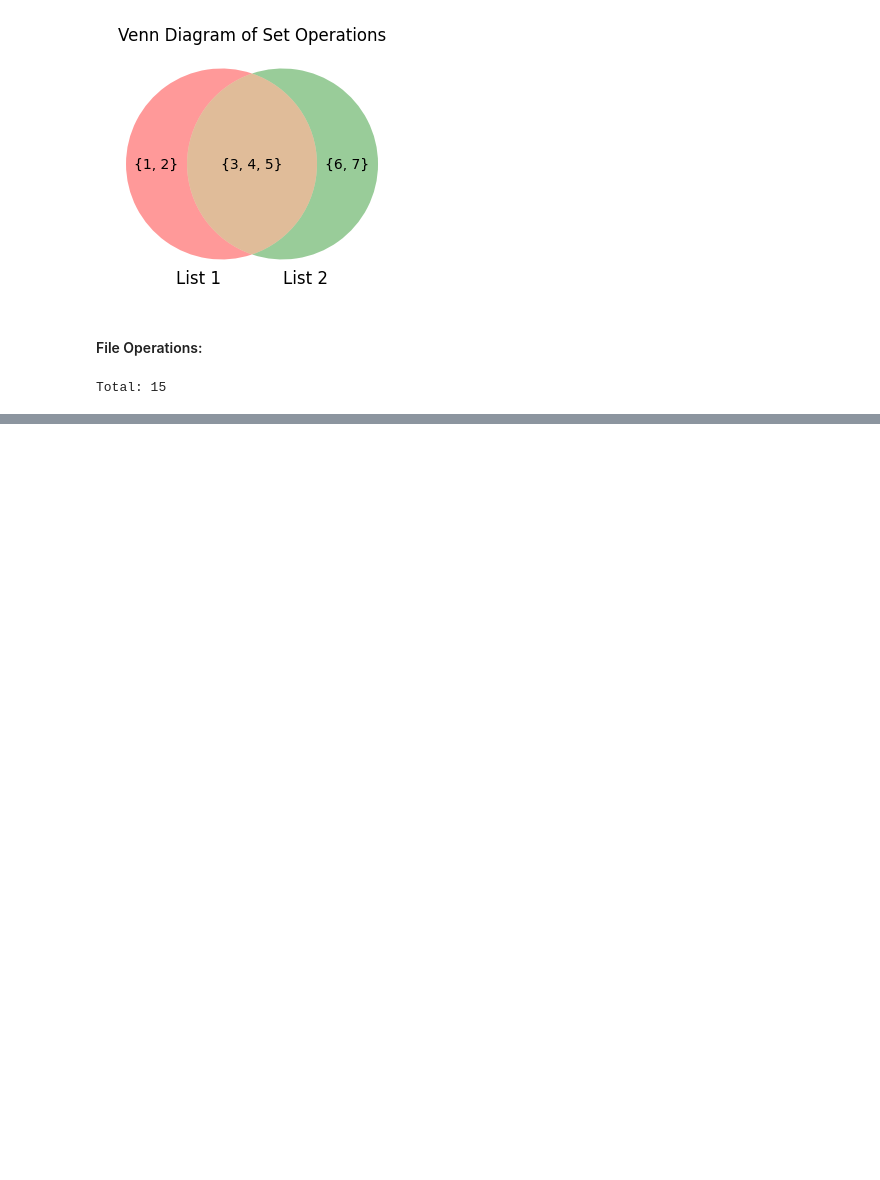
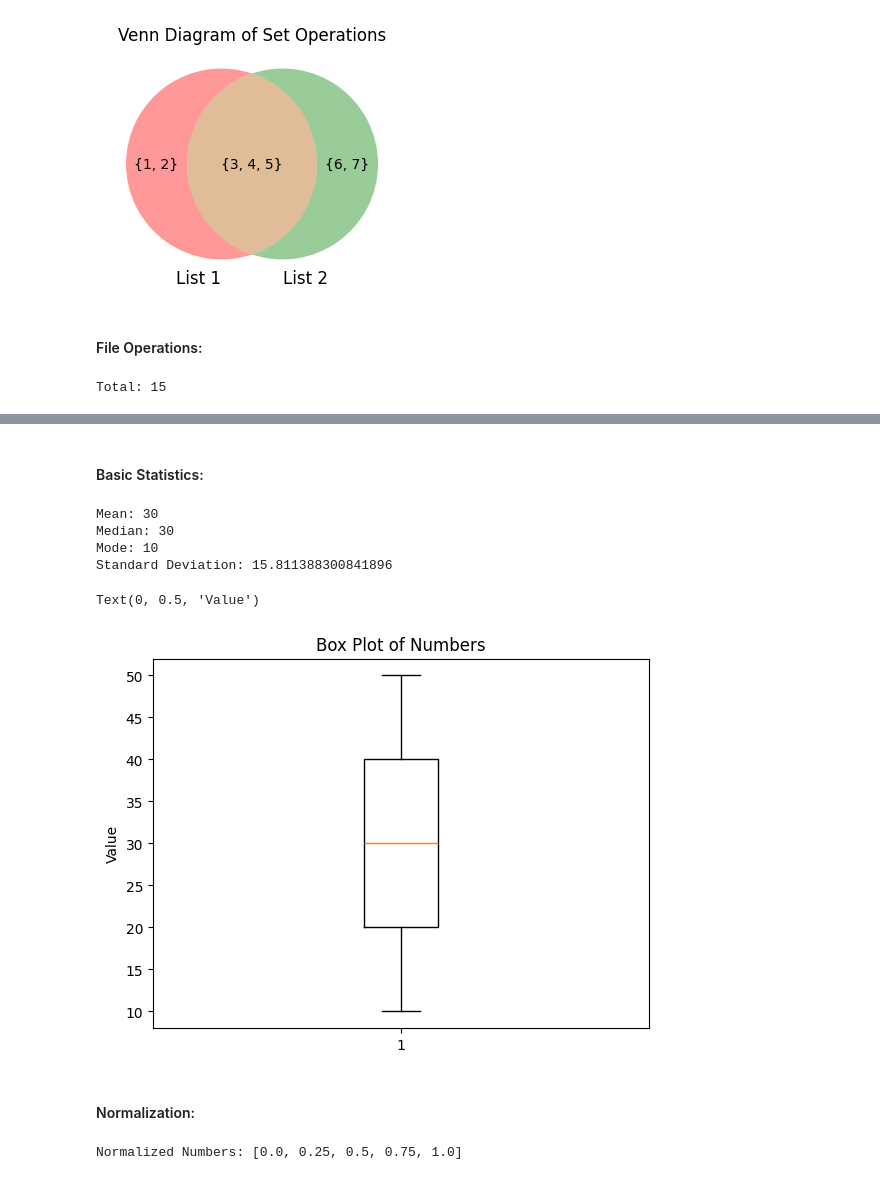
Before and after one commit to rishabh-mondal/Project-Euler-in-Python, a Jupyter notebook: python_basics.ipynb, the cells around one changed output, grey strips where cells are left out. Drawn from its saved outputs; the diff is of its cells as text; code cells hidden in the pictures; blank space fills up the shorter version.

```diff
--- a/python_basics.ipynb
+++ b/python_basics.ipynb
@@ -541,0 +641,41 @@ Total: 15
+# %% [markdown]
+#### Basic Statistics:
+# %%
+##Mean, median, mode, and standard deviation of a list of numbers.
+import statistics
+numbers = [10, 20, 30, 40, 50]
+mean = statistics.mean(numbers)
+median = statistics.median(numbers)
+mode = statistics.mode(numbers)
+stdev = statistics.stdev(numbers)
+print("Mean:", mean)
+print("Median:", median)
+print("Mode:", mode)
+print("Standard Deviation:", stdev)
+# %% [output]
+Mean: 30
+Median: 30
+Mode: 10
+Standard Deviation: 15.811388300841896
+# %%
+## Visualize the data using a box plot.
+plt.boxplot(numbers)
+plt.title('Box Plot of Numbers')
+plt.ylabel('Value')
+# %% [output]
+Text(0, 0.5, 'Value')
+[figure, added]
+# %% [markdown]
+#### Normalization:
+# %%
+## Write a Python function to normalize a list of numbers to a range of 0 to 1.
+def normalize(numbers):
+    min_val = min(numbers)
+    max_val = max(numbers)
+    return [(x - min_val) / (max_val - min_val) for x in numbers]
+
+numbers = [10, 20, 30, 40, 50]
+normalized_numbers = normalize(numbers)
+print("Normalized Numbers:", normalized_numbers)
+# %% [output]
+Normalized Numbers: [0.0, 0.25, 0.5, 0.75, 1.0]
```
Also changed, not shown: parts of 20 cells of this notebook, 3 other files.
